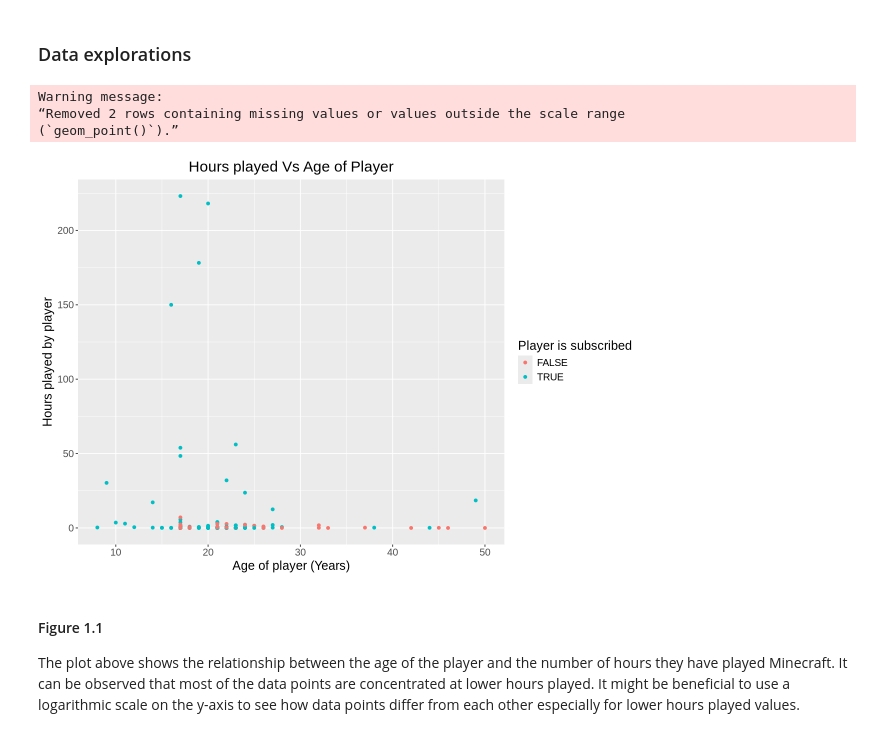
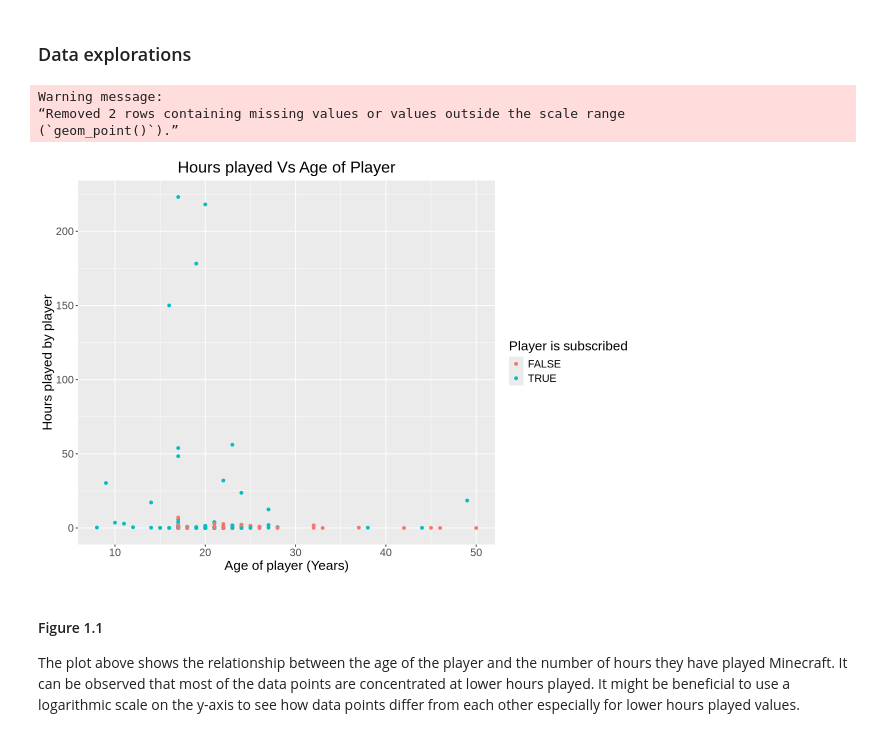
Before and after one commit to GeoffAcabado/DSCI-100-Project, a Jupyter notebook: Main_project.ipynb, the cells around one changed output. Cells and saved outputs as stored; diff of their text form; code cells hidden in the pictures.

```diff
--- a/Main_project.ipynb
+++ b/Main_project.ipynb
@@ -63,23 +49,24 @@ A spec_tbl_df: 196 × 7
 # %% [markdown]
 ### Data explorations
 # %%
+#Code 1.1
 #Lets explore relationships between hours played, age and whether they are subscibed to game newspaper
 options(repr.plot.height = 7, repr.plot.width = 10)
 player_plot = player_data |>
     ggplot(aes(y = played_hours	, x = Age, color = subscribe)) +
     geom_point() +
     labs(
         title = "Hours played Vs Age of Player",
         y = "Hours played by player",
         x = "Age of player (Years)",
         colour = "Player is subscribed" ) +
-    theme(text = element_text(size = 15), plot.title = element_text(hjust = 0.5))
+    theme(text = element_text(size = 16), plot.title = element_text(hjust = 0.5))
 player_plot
 # %% [output]
 Warning message:
 “Removed 2 rows containing missing values or values outside the scale range
 (`geom_point()`).”
-[figure, old version]
+[figure, new version]
 # %% [markdown]
 #### Figure 1.1
 The plot above shows the relationship between the age of the player and the number of hours they have played Minecraft. It can be observed that most of the data points are concentrated at lower hours played. It might be beneficial to use a logarithmic scale on the y-axis to see how data points differ from each other especially for lower hours played values.
```
Also changed, not shown: parts of 23 cells of this notebook.
